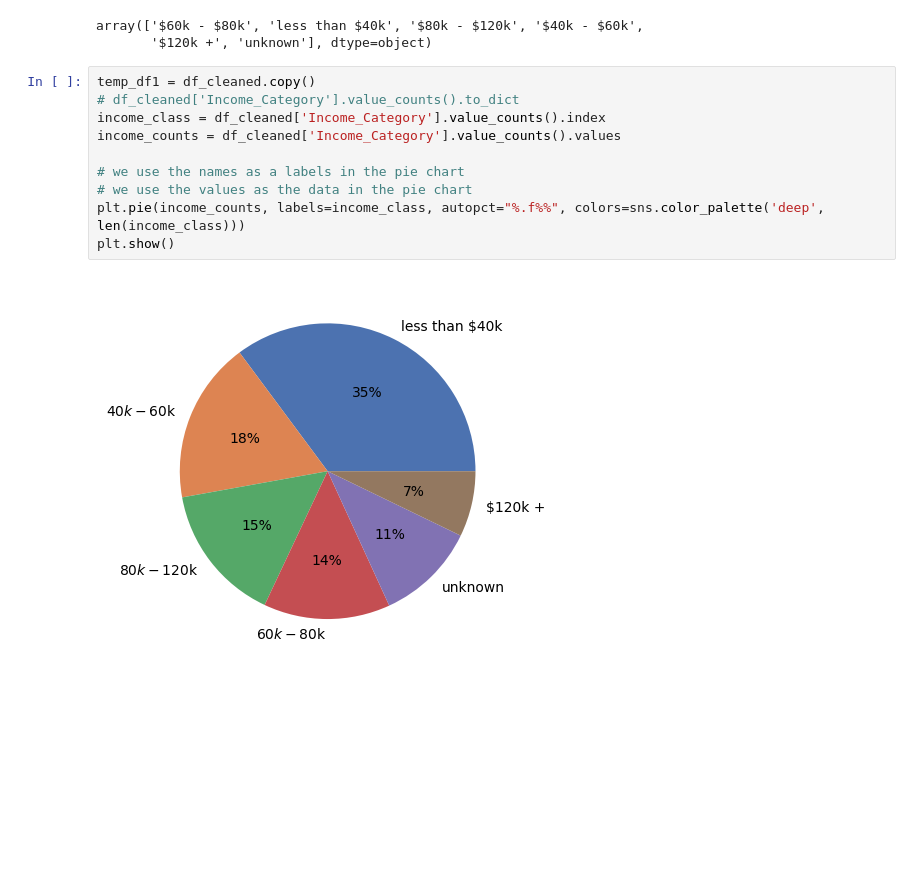
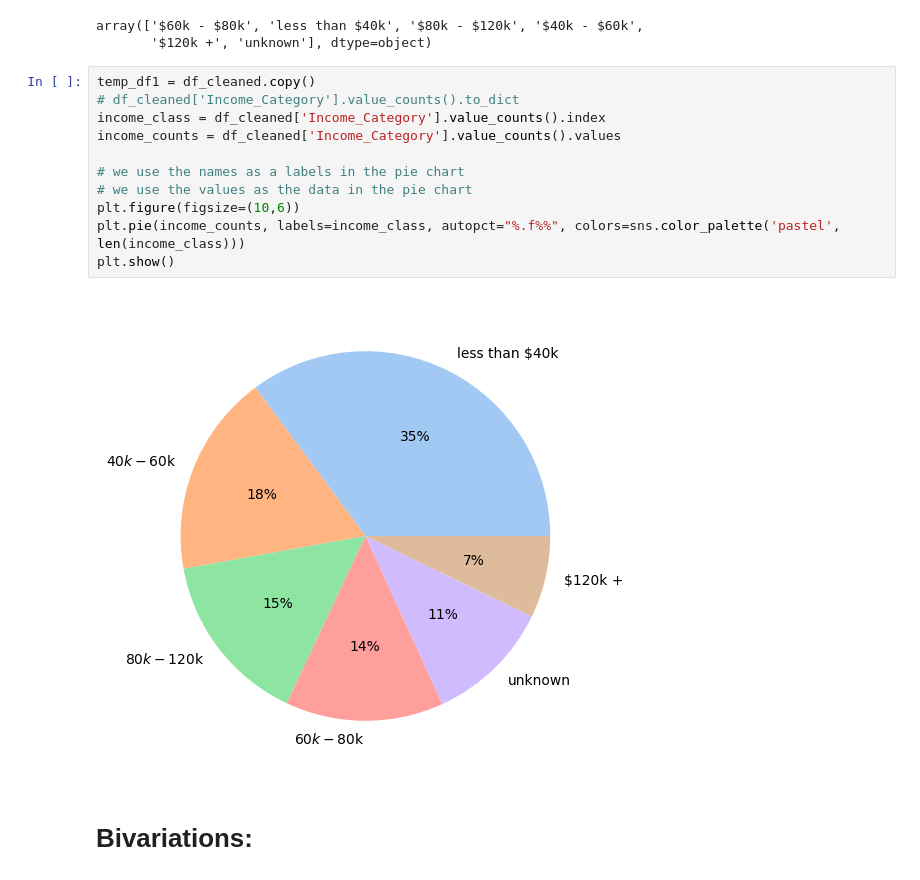
Before and after one commit to bosshussien/Bank_Customers_Analysis, a Jupyter notebook: notebook.ipynb, the cells around one changed output. Drawn from its saved outputs; the diff is of its cells as text; blank space fills up the shorter version.

```diff
--- a/notebook.ipynb
+++ b/notebook.ipynb
@@ -244,12 +243,15 @@ array(['$60k - $80k', 'less than $40k', '$80k - $120k', '$40k - $60k',
 # %%
 temp_df1 = df_cleaned.copy()
 # df_cleaned['Income_Category'].value_counts().to_dict
 income_class = df_cleaned['Income_Category'].value_counts().index
 income_counts = df_cleaned['Income_Category'].value_counts().values
 
 # we use the names as a labels in the pie chart
 # we use the values as the data in the pie chart
-plt.pie(income_counts, labels=income_class, autopct="%.f%%", colors=sns.color_palette('deep', len(income_class)))
+plt.figure(figsize=(10,6))
+plt.pie(income_counts, labels=income_class, autopct="%.f%%", colors=sns.color_palette('pastel', len(income_class)))
 plt.show()
 # %% [output]
-[figure, old version]
+[figure, new version]
+# %% [markdown]
+# Bivariations:
```
Also changed, not shown: parts of 6 cells of this notebook.
